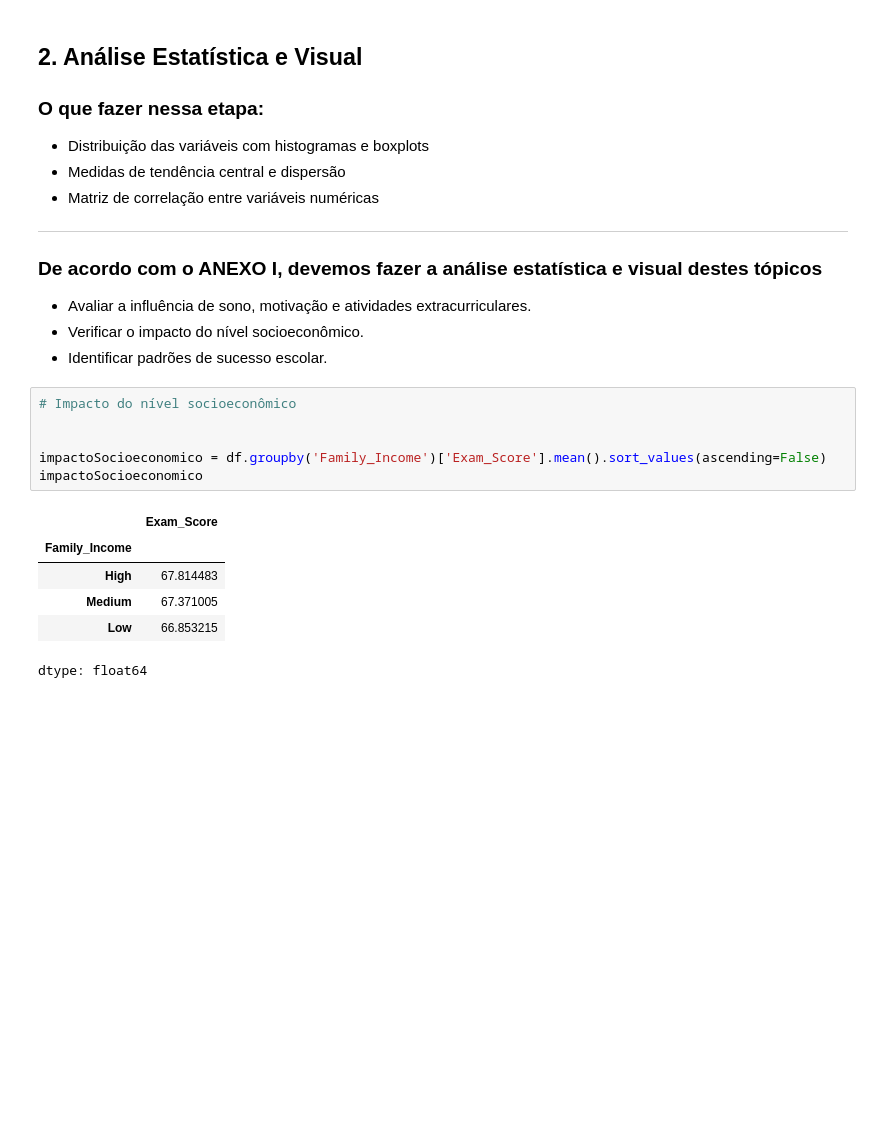
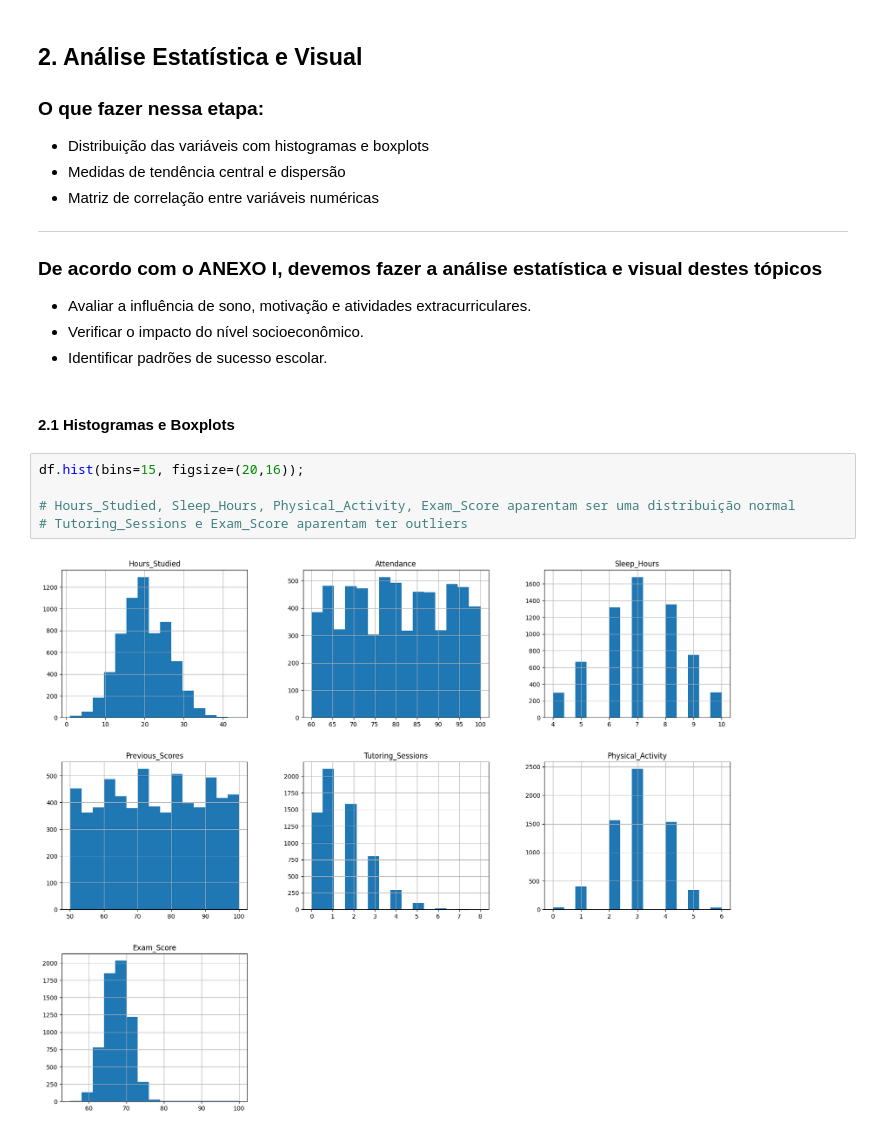
Before and after one commit to MariPinas/ProjetoAND1, a Jupyter notebook: notebook/ProjetoAND1.ipynb, the cells around one changed output. Cells and saved outputs as stored; diff of their text form; blank space fills up the shorter version.

```diff
--- a/notebook/ProjetoAND1.ipynb
+++ b/notebook/ProjetoAND1.ipynb
@@ -156,16 +156,12 @@ df.describe()
 - Avaliar a influência de sono, motivação e atividades extracurriculares.
 - Verificar o impacto do nível socioeconômico.
 - Identificar padrões de sucesso escolar.
+# %% [markdown]
+#### 2.1 Histogramas e Boxplots
 # %%
-# Impacto do nível socioeconômico
+df.hist(bins=15, figsize=(20,16));
 
-
-impactoSocioeconomico = df.groupby('Family_Income')['Exam_Score'].mean().sort_values(ascending=False)
-impactoSocioeconomico
+# Hours_Studied, Sleep_Hours, Physical_Activity, Exam_Score aparentam ser uma distribuição normal
+# Tutoring_Sessions e Exam_Score aparentam ter outliers
 # %% [output]
-|  | Exam_Score |
-| Family_Income |  |
-| High | 67.814483 |
-| Medium | 67.371005 |
-| Low | 66.853215 |
-dtype: float64
+[figure, added]
```
Also changed, not shown: parts of 5 cells of this notebook.
